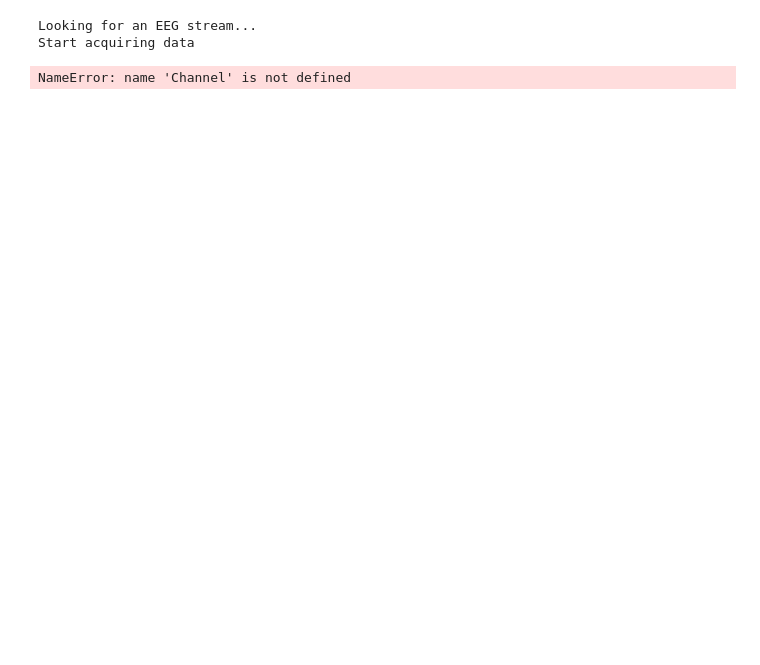
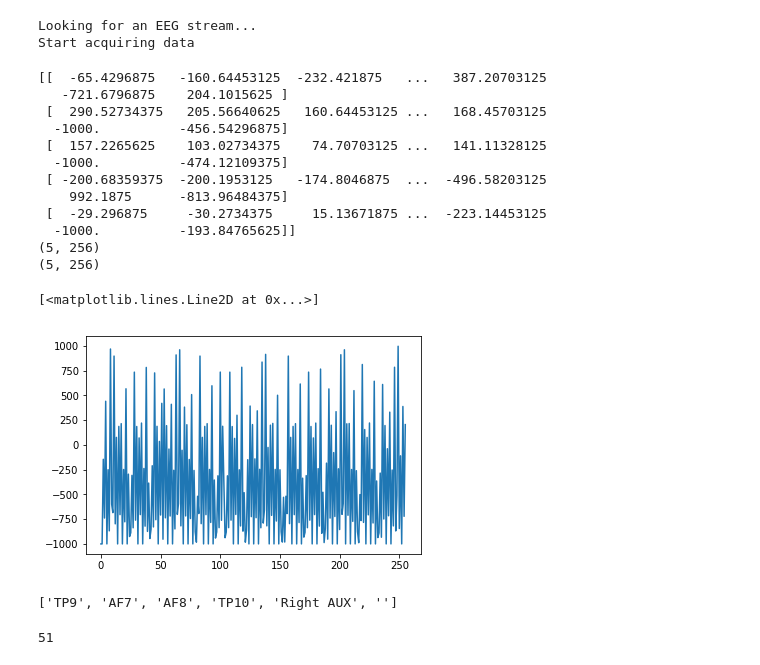
Before and after one commit to ArcadeShrimp/BrainWave, a Jupyter notebook: Wave.ipynb, the cells around one changed output. Cells and saved outputs as stored; diff of their text form; code cells hidden in the pictures; blank space fills up the shorter version.

Commit message:
added buffer object

```diff
--- a/Wave.ipynb
+++ b/Wave.ipynb
@@ -27,27 +24,50 @@ if len(streams) == 0:
 
 print("Start acquiring data")
 inlet = StreamInlet(streams[0], max_chunklen=12)
-#eeg_time_correction = inlet.time_correction()
 
-# Get the stream info and description
+# Get the stream info
 info = inlet.info()
+fs = utils.get_fs(info)
+buff = buffer.Buffer(inlet,fs )
 # %% [output]
 Looking for an EEG stream...
 Start acquiring data
+# %%
+
+temp = buff.get_last_epoch()
+print(temp.shape)
+plt.plot(np.transpose(temp[0]))
+# %% [output]
+[[  -65.4296875   -160.64453125  -232.421875   ...   387.20703125
+   -721.6796875    204.1015625 ]
+ [  290.52734375   205.56640625   160.64453125 ...   168.45703125
+  -1000.          -456.54296875]
+ [  157.2265625    103.02734375    74.70703125 ...   141.11328125
+  -1000.          -474.12109375]
+ [ -200.68359375  -200.1953125   -174.8046875  ...  -496.58203125
+    992.1875      -813.96484375]
+ [  -29.296875     -30.2734375     15.13671875 ...  -223.14453125
+  -1000.          -193.84765625]]
+(5, 256)
+(5, 256)
+[<matplotlib.lines.Line2D at 0x...>]
+[figure, added]
 # %%
 """
-
 2. Obtain Threshold from PsychoPy
 """
 
-cal = Calibrator(inlet=inlet, info=info, channel_index=Channel.FP1)
-
-cal.start_stage(mode='relax', stage=1)
-time.sleep(1)
-
-cal.end_stage(mode='relax', stage=1)
+cal = Calibrator(inlet=inlet, info=info)
 
 #run_psychopy(cal=cal)
 #cal.train()
-# %% [output]
-NameError: name 'Channel' is not defined
+# %%
+ch = description.child('channels').first_child()
+ch_names = [ch.child_value('label')]
+
+for i in range(5):
+    ch = ch.next_sibling()
+    ch_names.append(ch.child_value('label'))
+ch_names
+# %% [output]
+['TP9', 'AF7', 'AF8', 'TP10', 'Right AUX', '']
@@ -54,3 +77,7 @@ NameError: name 'Channel' is not defined
+# %%
+len(_eeg_data)
+# %% [output]
+51
 # %%
 """
 1. CONNECT TO EEG STREAM
```
Also changed, not shown: parts of 3 cells of this notebook, 5 other files.
